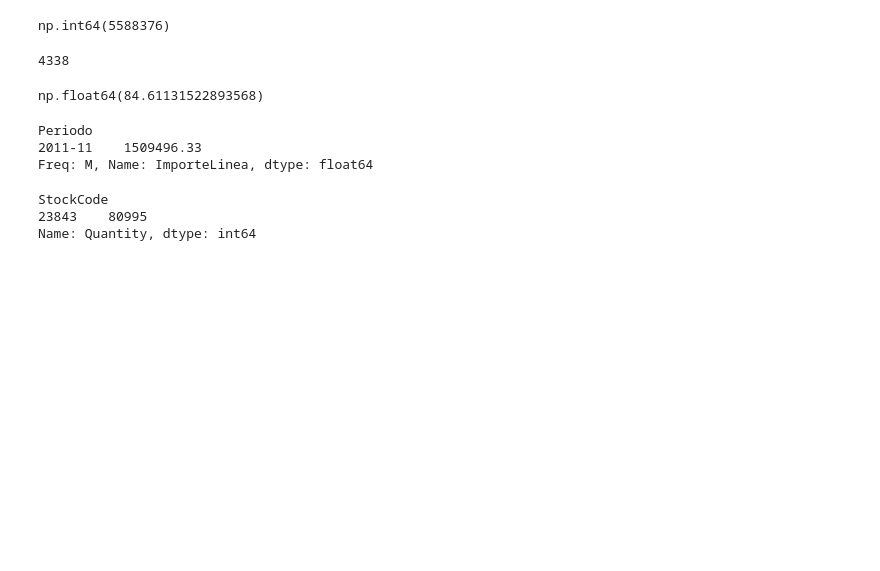
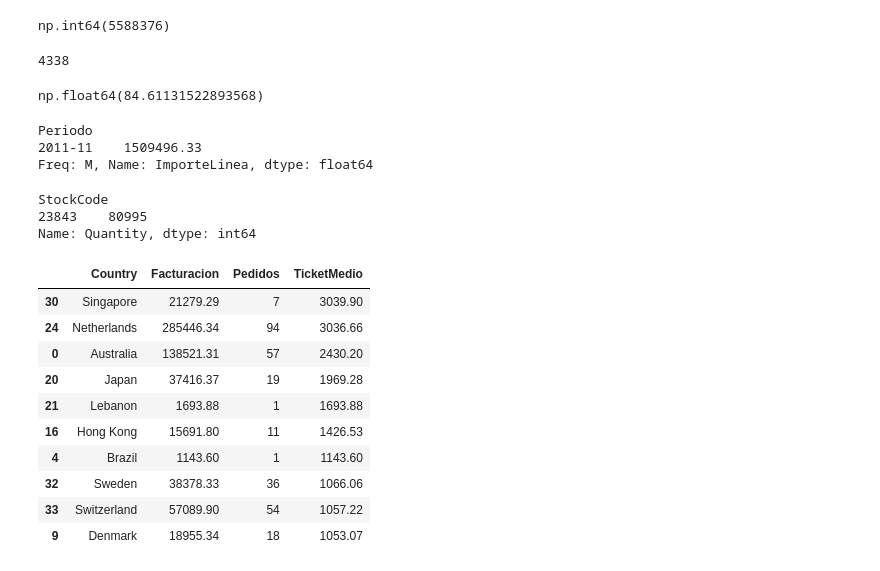
Before and after one commit to alejandrocortacero/ecommerce-sales-analytics, a Jupyter notebook: notebooks/05_analisis_comercial.ipynb, the cells around one changed output. Cells and saved outputs as stored; diff of their text form; code cells hidden in the pictures; blank space fills up the shorter version.

```diff
--- a/notebooks/05_analisis_comercial.ipynb
+++ b/notebooks/05_analisis_comercial.ipynb
@@ -192,3 +192,38 @@ display(producto_mas_unidades.head(1))
 StockCode
 23843    80995
 Name: Quantity, dtype: int64
+# %%
+# 1. Agrupar por país y calcular dos indicadores
+ventas_por_pais = df_ventas.groupby("Country").agg(
+    Facturacion=("ImporteLinea", "sum"),
+    Pedidos=("InvoiceNo", "nunique")
+)
+
+# 2. Convertir Country en una columna normal
+ventas_por_pais = ventas_por_pais.reset_index()
+
+# 3. Calcular el ticket medio
+ventas_por_pais["TicketMedio"] = (
+    ventas_por_pais["Facturacion"] / ventas_por_pais["Pedidos"]
+)
+
+# 4. Ordenar de mayor a menor ticket medio
+ventas_por_pais = ventas_por_pais.sort_values(
+    "TicketMedio",
+    ascending=False
+)
+
+# 5. Mostrar los 10 primeros países
+display(ventas_por_pais.head(10).round(2))
+# %% [output]
+|  | Country | Facturacion | Pedidos | TicketMedio |
+| 30 | Singapore | 21279.29 | 7 | 3039.90 |
+| 24 | Netherlands | 285446.34 | 94 | 3036.66 |
+| 0 | Australia | 138521.31 | 57 | 2430.20 |
+| 20 | Japan | 37416.37 | 19 | 1969.28 |
+| 21 | Lebanon | 1693.88 | 1 | 1693.88 |
+| 16 | Hong Kong | 15691.80 | 11 | 1426.53 |
+| 4 | Brazil | 1143.60 | 1 | 1143.60 |
+| 32 | Sweden | 38378.33 | 36 | 1066.06 |
+| 33 | Switzerland | 57089.90 | 54 | 1057.22 |
+| 9 | Denmark | 18955.34 | 18 | 1053.07 |
```
